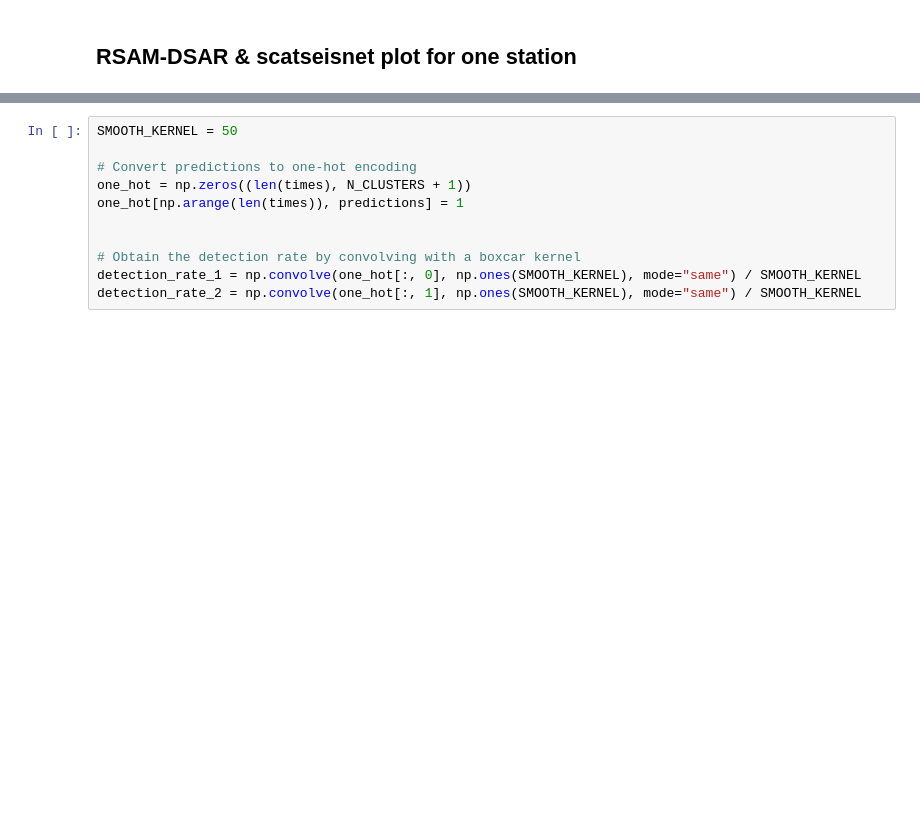
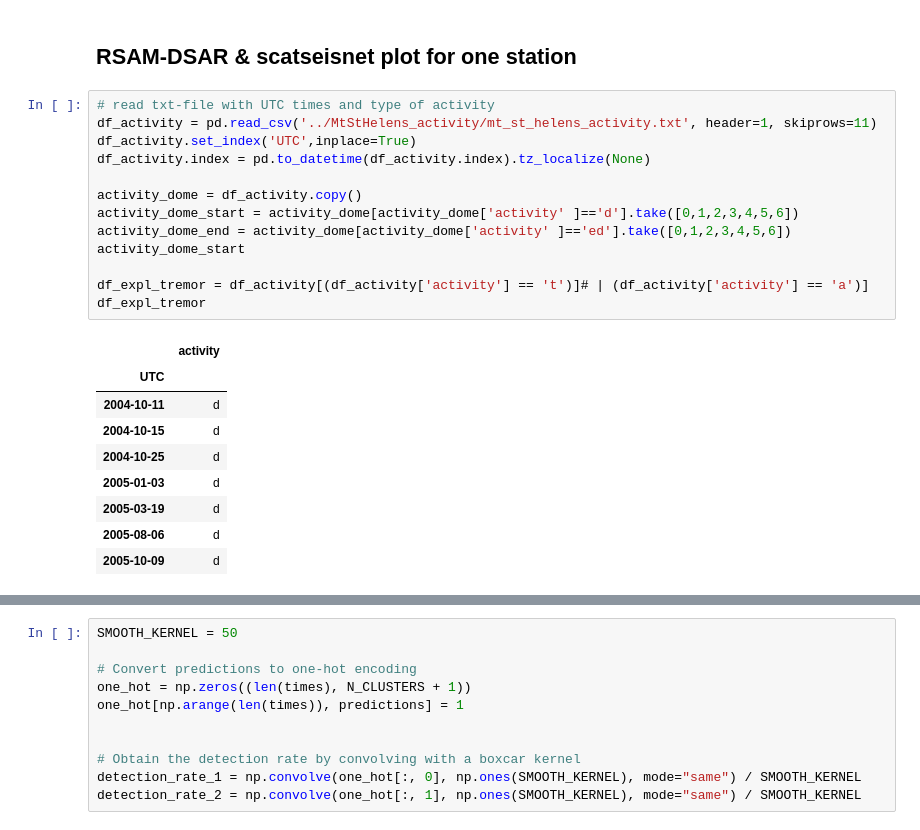
Before and after one commit to Denolle-Lab/Mt-St-Helens, a Jupyter notebook: noise_analysis/final_plotting.ipynb, the cells around one changed output, grey strips where cells are left out. Drawn from its saved outputs; the diff is of its cells as text; blank space fills up the shorter version.

```diff
--- a/noise_analysis/final_plotting.ipynb
+++ b/noise_analysis/final_plotting.ipynb
@@ -220,5 +226,28 @@ for preprocessing_type in preprocessing_list:
 # %% [markdown]
 ## RSAM-DSAR & scatseisnet plot for one station
+# %%
+# read txt-file with UTC times and type of activity
+df_activity = pd.read_csv('../MtStHelens_activity/mt_st_helens_activity.txt', header=1, skiprows=11)
+df_activity.set_index('UTC',inplace=True)
+df_activity.index = pd.to_datetime(df_activity.index).tz_localize(None)
+
+activity_dome = df_activity.copy()
+activity_dome_start = activity_dome[activity_dome['activity' ]=='d'].take([0,1,2,3,4,5,6])
+activity_dome_end = activity_dome[activity_dome['activity' ]=='ed'].take([0,1,2,3,4,5,6])
+activity_dome_start
+
+df_expl_tremor = df_activity[(df_activity['activity'] == 't')]# | (df_activity['activity'] == 'a')]
+df_expl_tremor
+# %% [output]
+|  | activity |
+| UTC |  |
+| 2004-10-11 | d |
+| 2004-10-15 | d |
+| 2004-10-25 | d |
+| 2005-01-03 | d |
+| 2005-03-19 | d |
+| 2005-08-06 | d |
+| 2005-10-09 | d |
 # %%
 df = pd.read_csv('../RSAM_DSAR/data/{}_{}_extended2.csv'.format(2004,'YEL'))
 df.set_index('time',inplace=True)
```
Also changed, not shown: parts of 19 cells of this notebook, 4 other files.
